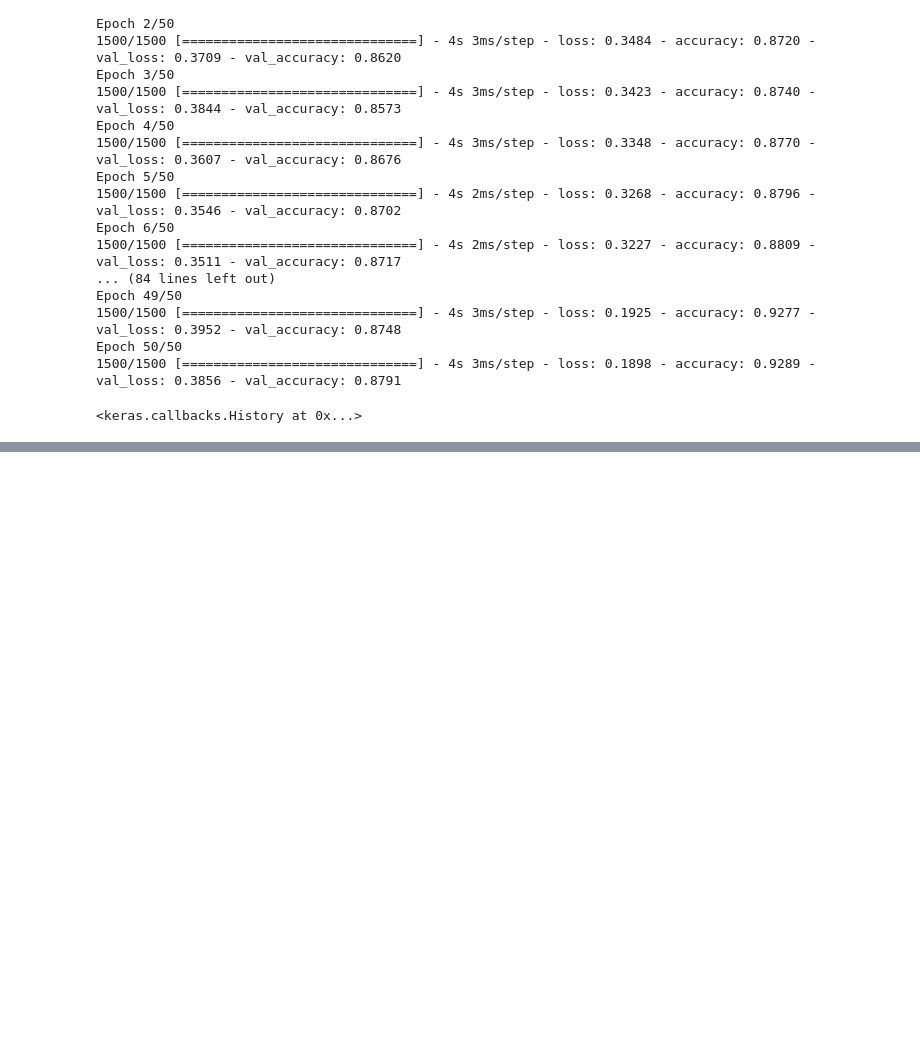
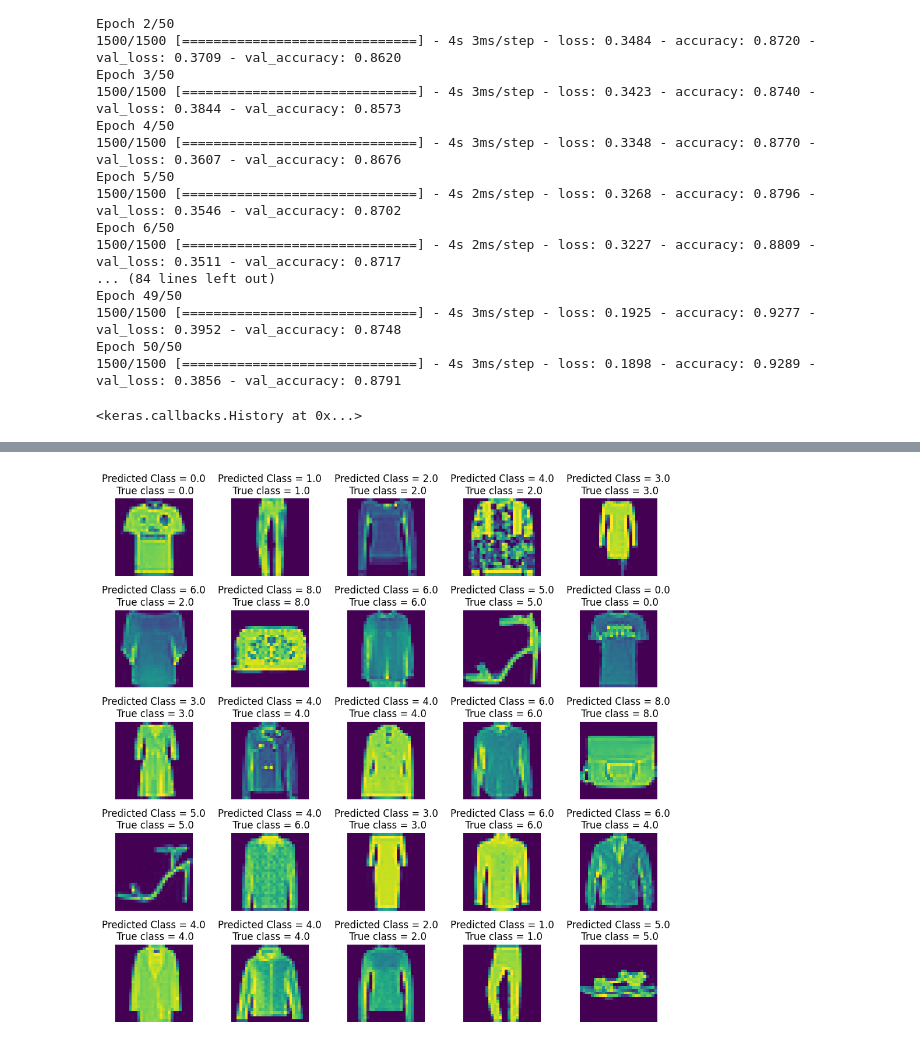
Before and after one commit to Devansh-Gupta-Official/fashion-class-classification, a Jupyter notebook: fashion_class.ipynb, the cells around one changed output, grey strips where cells are left out. Saved outputs shown, nothing was run; the diff lists cells and outputs as text; code cells hidden in the pictures; blank space fills up the shorter version.

Commit message:
evaluating the model

```diff
--- a/fashion_class.ipynb
+++ b/fashion_class.ipynb
@@ -190,0 +199,3 @@ Epoch 50/50
+# %%
+predicted_classes = np.argmax(model.predict(X_test), axis=-1)
+predicted_classes
@@ -190,0 +205,14 @@ Epoch 50/50
+# %%
+L =5
+W=5
+fig,axes = plt.subplots(L,W,figsize=(12,12))
+axes = axes.ravel()
+
+for i in np.arange(0,L*W):
+    axes[i].imshow(X_test[i].reshape(28,28))
+    axes[i].set_title("Predicted Class = {:0.1f}\n True class = {:0.1f}".format(predicted_classes[i],y_test[i]))
+    axes[i].axis('off')
+
+plt.subplots_adjust(wspace=0.5)
+# %% [output]
+[figure, added]
```
Also changed, not shown: parts of 5 cells of this notebook.
